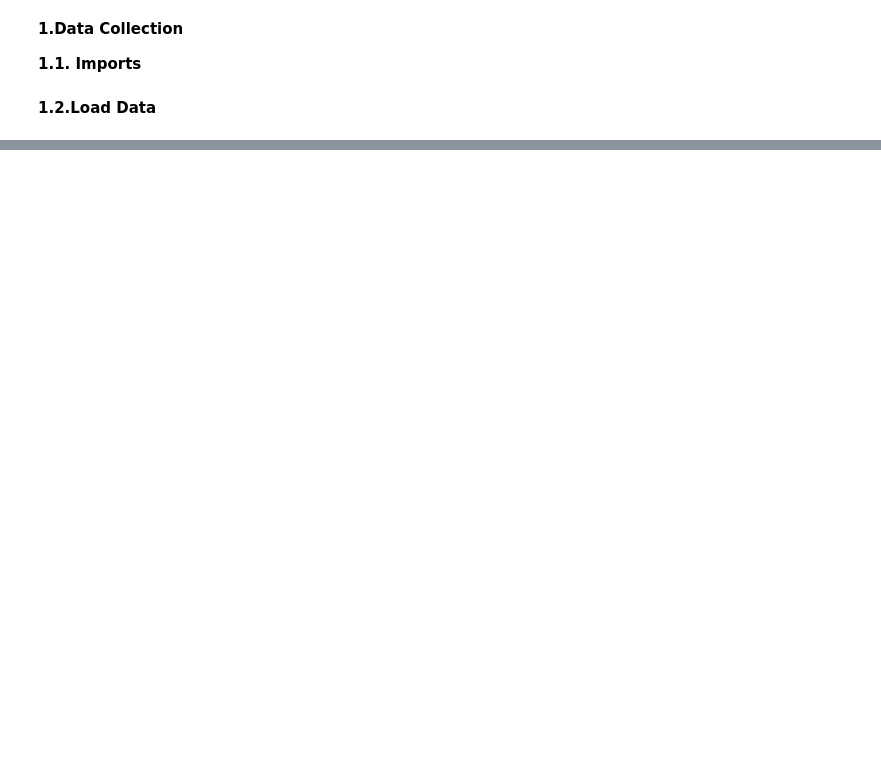
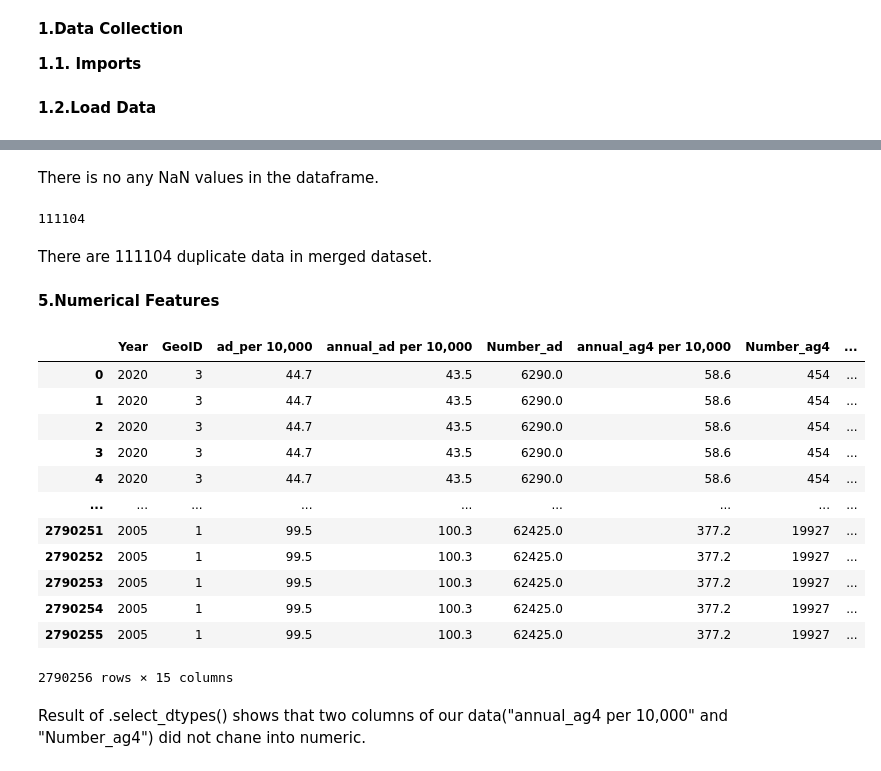
Before and after one commit to Mary080102/Capston-Two, a Jupyter notebook: Air quality Capston- Data wrangling.ipynb, the cells around one changed output, grey strips where cells are left out. Saved outputs shown, nothing was run; the diff lists cells and outputs as text; code cells hidden in the pictures; blank space fills up the shorter version.

```diff
--- a/Air quality Capston- Data wrangling.ipynb
+++ b/Air quality Capston- Data wrangling.ipynb
@@ -402,0 +600,2 @@ print(duplicates)
+# %%
+merge4=pd.merge(merge3,no2_df1, on="GeoID", how="inner")
@@ -402,0 +614,5 @@ print(duplicates)
+# %%
+# Duplicated columns to drop
+columns_to_remove=["Year_ag_4","Geography_ag_4","Year_pm","Geography_pm","Year_no","Geography_no2",'Geography_ag5_17',"Year5_17"]
+# %%
+merge4= merge4.drop(columns_to_remove, axis=1)
@@ -402,0 +628,6 @@ print(duplicates)
+# %%
+# Rename some of column's name
+merge4= merge4.rename(columns={"Year_ad":"Year", "Geography_ad":"Geography","Age-adjusted rate per 10,000":"ad_per 10,000",
+                              "Estimated annual rate per 10,000_x":"annual_ad per 10,000 ","Number_x":"Number_ad",
+                               "Number_y":"Number_ag4", "Estimated annual rate per 10,000_y":"annual_ag4 per 10,000","Estimated annual rate per 10,000":"annual5_17 per 10,000",
+                              "Number":"Number5_17","Mean mcg/m3":"pm/Mean mcg/m3","Mean ppb":"no2/Mean ppb"})
@@ -402,0 +690,30 @@ print(duplicates)
+# %% [markdown]
+There is no any NaN values in the dataframe.
+# %%
+# calculates the sum of duplicate values
+merge4.duplicated().sum()
+# %% [output]
+111104
+# %% [markdown]
+There are 111104 duplicate data in merged dataset.
+# %% [markdown]
+**5.Numerical Features**
+# %%
+# Filter columns with number data to claculate some statistic such as: mean,max,min,...
+merge4.select_dtypes(include=["number"])
+# %% [output]
+|  | Year | GeoID | ad_per 10,000 | annual_ad per 10,000 | Number_ad | annual_ag4 per 10,000 | Number_ag4 | ... |
+| 0 | 2020 | 3 | 44.7 | 43.5 | 6290.0 | 58.6 | 454 | ... |
+| 1 | 2020 | 3 | 44.7 | 43.5 | 6290.0 | 58.6 | 454 | ... |
+| 2 | 2020 | 3 | 44.7 | 43.5 | 6290.0 | 58.6 | 454 | ... |
+| 3 | 2020 | 3 | 44.7 | 43.5 | 6290.0 | 58.6 | 454 | ... |
+| 4 | 2020 | 3 | 44.7 | 43.5 | 6290.0 | 58.6 | 454 | ... |
+| ... | ... | ... | ... | ... | ... | ... | ... | ... |
+| 2790251 | 2005 | 1 | 99.5 | 100.3 | 62425.0 | 377.2 | 19927 | ... |
+| 2790252 | 2005 | 1 | 99.5 | 100.3 | 62425.0 | 377.2 | 19927 | ... |
+| 2790253 | 2005 | 1 | 99.5 | 100.3 | 62425.0 | 377.2 | 19927 | ... |
+| 2790254 | 2005 | 1 | 99.5 | 100.3 | 62425.0 | 377.2 | 19927 | ... |
+| 2790255 | 2005 | 1 | 99.5 | 100.3 | 62425.0 | 377.2 | 19927 | ... |
+2790256 rows × 15 columns
+# %% [markdown]
+Result of .select_dtypes() shows that two columns of our data("annual_ag4 per 10,000" and "Number_ag4") did not chane into numeric.
```
Also changed, not shown: parts of 181 cells of this notebook.
